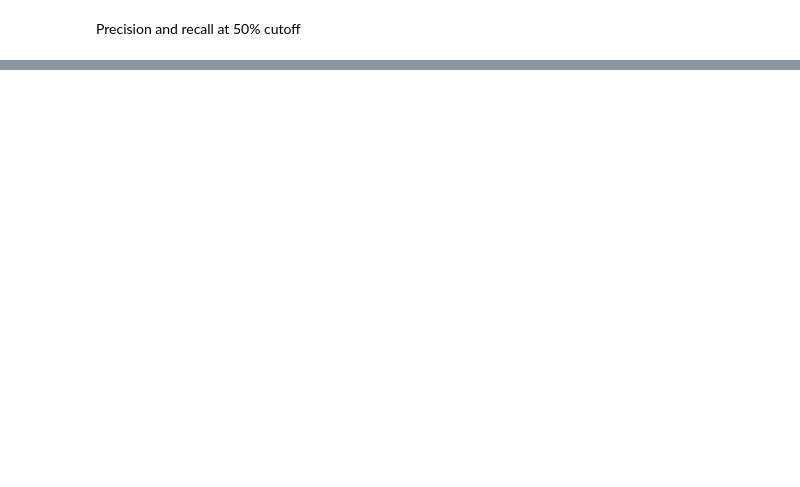
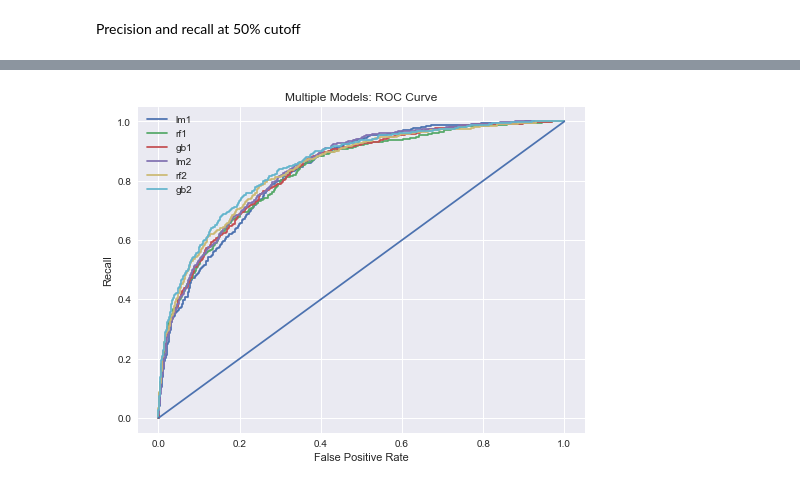
Before and after one commit to leem99/mcnulty, a Jupyter notebook: explorer_milb_batter_data.ipynb, the cells around one changed output, grey strips where cells are left out. Cells and saved outputs as stored; diff of their text form; code cells hidden in the pictures; blank space fills up the shorter version.

```diff
--- a/explorer_milb_batter_data.ipynb
+++ b/explorer_milb_batter_data.ipynb
@@ -415,0 +500,4 @@ LogisticRegression(C=1.0, class_weight=None, dual=False, fit_intercept=True,
+# %%
+make_roc_curves(pred_dict,y1_test)
+# %% [output]
+[figure, added]
```
Also changed, not shown: parts of 31 cells of this notebook.
